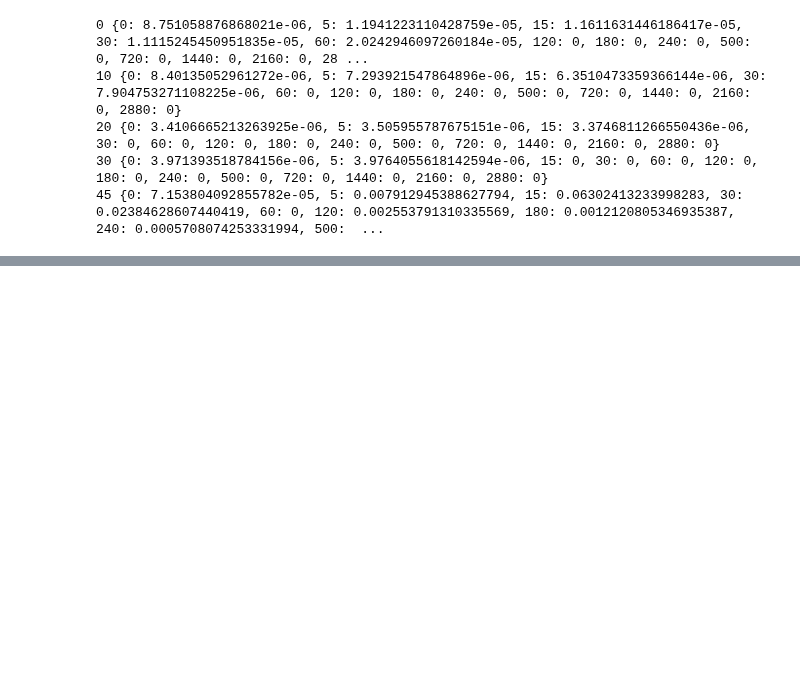
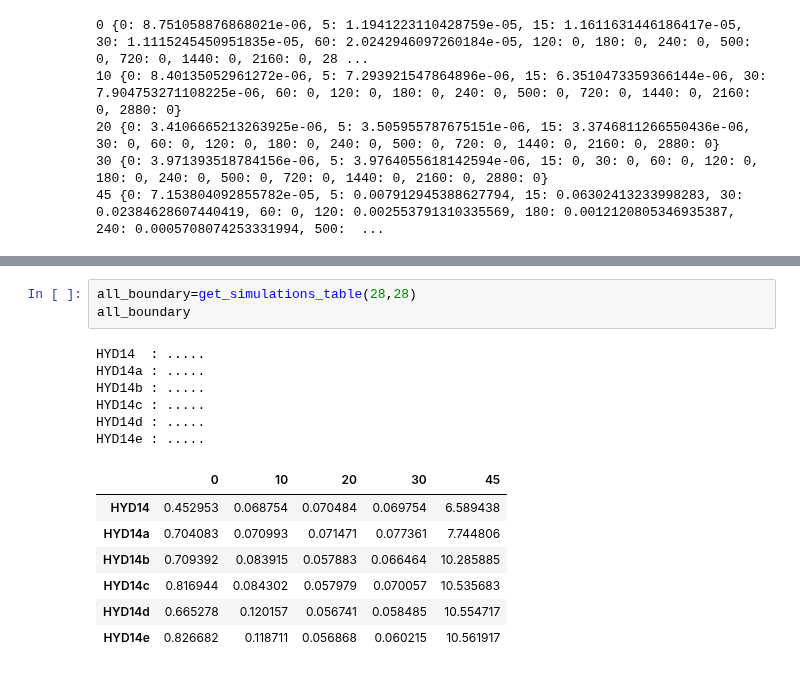
Before and after one commit to drnesr/SandDitch, a Jupyter notebook: Code/SandDitchAnalysis015.ipynb, the cells around one changed output, grey strips where cells are left out. Cells and saved outputs as stored; diff of their text form; blank space fills up the shorter version.

```diff
--- a/Code/SandDitchAnalysis015.ipynb
+++ b/Code/SandDitchAnalysis015.ipynb
@@ -64,0 +148,17 @@ for crossing in [0, 10, 20, 30, 45]:
+# %%
+all_boundary=get_simulations_table(28,28)
+all_boundary
+# %% [output]
+HYD14  : .....
+HYD14a : .....
+HYD14b : .....
+HYD14c : .....
+HYD14d : .....
+HYD14e : .....
+|  | 0 | 10 | 20 | 30 | 45 |
+| HYD14 | 0.452953 | 0.068754 | 0.070484 | 0.069754 | 6.589438 |
+| HYD14a | 0.704083 | 0.070993 | 0.071471 | 0.077361 | 7.744806 |
+| HYD14b | 0.709392 | 0.083915 | 0.057883 | 0.066464 | 10.285885 |
+| HYD14c | 0.816944 | 0.084302 | 0.057979 | 0.070057 | 10.535683 |
+| HYD14d | 0.665278 | 0.120157 | 0.056741 | 0.058485 | 10.554717 |
+| HYD14e | 0.826682 | 0.118711 | 0.056868 | 0.060215 | 10.561917 |
```
Also changed, not shown: parts of 7 cells of this notebook.
